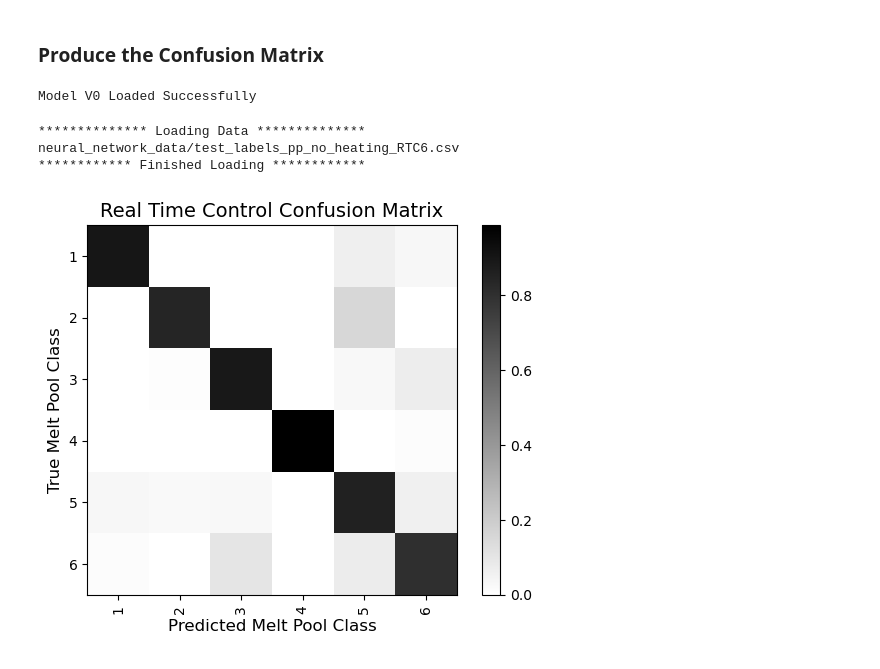
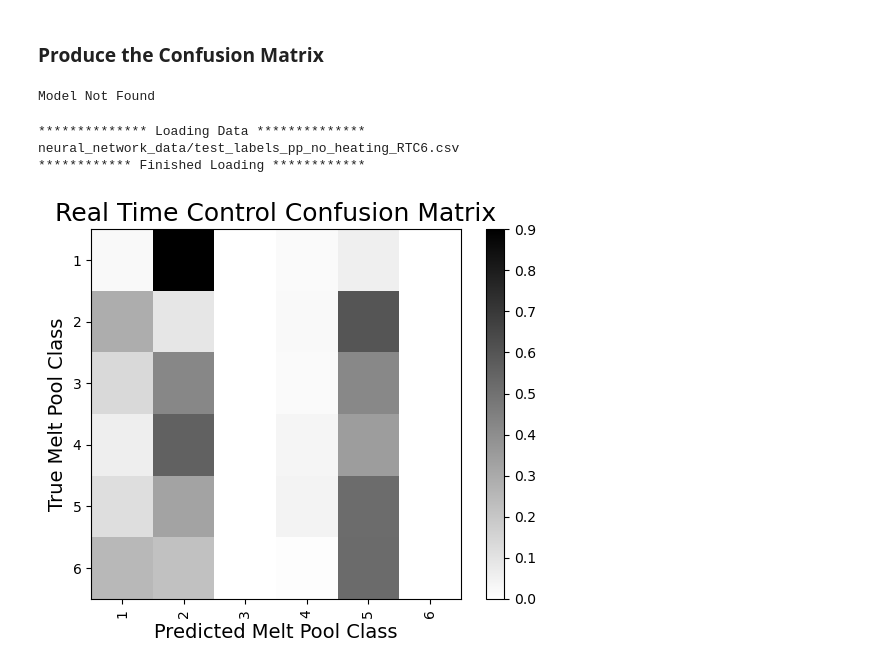
Before and after one commit to satomm1/LPBF_Cluster_And_XAI, a Jupyter notebook: src/MeltpoolShapePrediction_RTC.ipynb, the cells around one changed output. Drawn from its saved outputs; the diff is of its cells as text; code cells hidden in the pictures.

Commit message:
Update RTC confusion matrix

```diff
--- a/src/MeltpoolShapePrediction_RTC.ipynb
+++ b/src/MeltpoolShapePrediction_RTC.ipynb
@@ -570,6 +570,14 @@ torch.save(trained_model.state_dict(), 'trained_models/' + MODEL_NAME + '.pth',
 ### Produce the Confusion Matrix
 # %%
 # Load the model
+NUM_MELT_POOL_CLASSES = 6 # Number of different melt pool shape classes
+NUM_PROCESS_PARAM = 5 # Number of process parameters
+
+MODEL_NAME = 'real_time_control'
+
+# The base directory to images
+DATA_DIR = '../../RealTimeControl/Preprocessed Images/'
+
 
 ImgModel = resnet18(weights=ResNet18_Weights.IMAGENET1K_V1)
 ImgModel.conv1 = nn.Conv2d(1, 64, kernel_size=(7, 7), stride=(2, 2), padding=(3, 3), bias=False)
@@ -599,7 +607,7 @@ if os.path.isfile(PATH):
 else:
     print("Model Not Found")
 # %% [output]
-Model V0 Loaded Successfully
+Model Not Found
 # %%
 # Load the data
 BATCH_SIZE=128
@@ -662,13 +670,13 @@ for sample in tqdm(dataloaders['test']):
 # %%
 # Plot the confusion matrix
 disp = sklearn.metrics.ConfusionMatrixDisplay.from_predictions(ground_truth, predicted, include_values=False,
                                                               normalize='true', display_labels=range(1,NUM_MELT_POOL_CLASSES+1),
                                                               xticks_rotation='vertical', cmap='binary')
-plt.title('Real Time Control Confusion Matrix', fontsize=14)
-plt.xlabel('Predicted Melt Pool Class', fontsize=12)
-plt.ylabel('True Melt Pool Class', fontsize=12)
-plt.savefig('Plots/ConfusionMatrix_RTC_LowRes.png', dpi=150, bbox_inches='tight')
-plt.savefig('Plots/ConfusionMatrix_RTC.png', dpi=600, bbox_inches='tight')
+plt.title('Real Time Control Confusion Matrix', fontsize=18)
+plt.xlabel('Predicted Melt Pool Class', fontsize=14)
+plt.ylabel('True Melt Pool Class', fontsize=14)
+plt.savefig('../Plots/ConfusionMatrix_RTC_LowRes.png', dpi=150, bbox_inches='tight')
+plt.savefig('../Plots/ConfusionMatrix_RTC.png', dpi=600, bbox_inches='tight')
 plt.show()
 # %% [output]
-[figure, old version]
+[figure, new version]
```
Also changed, not shown: 2 other files.
